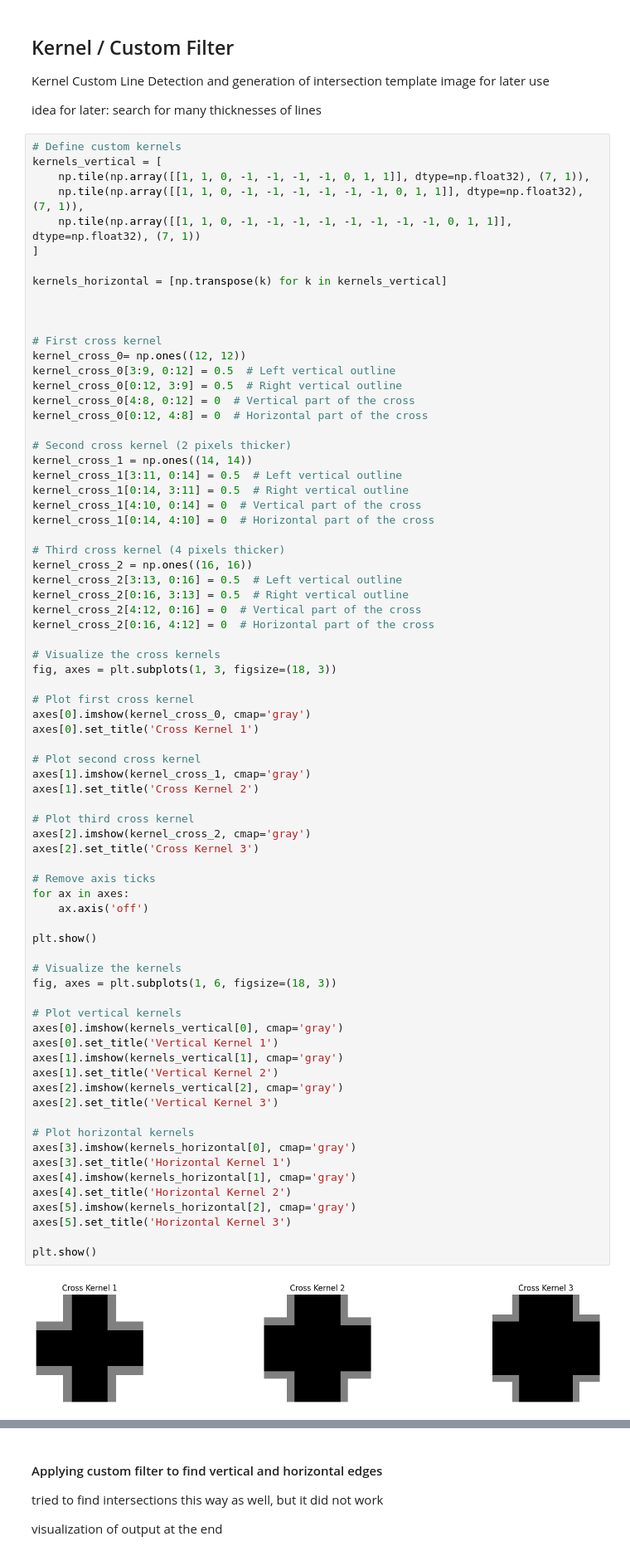
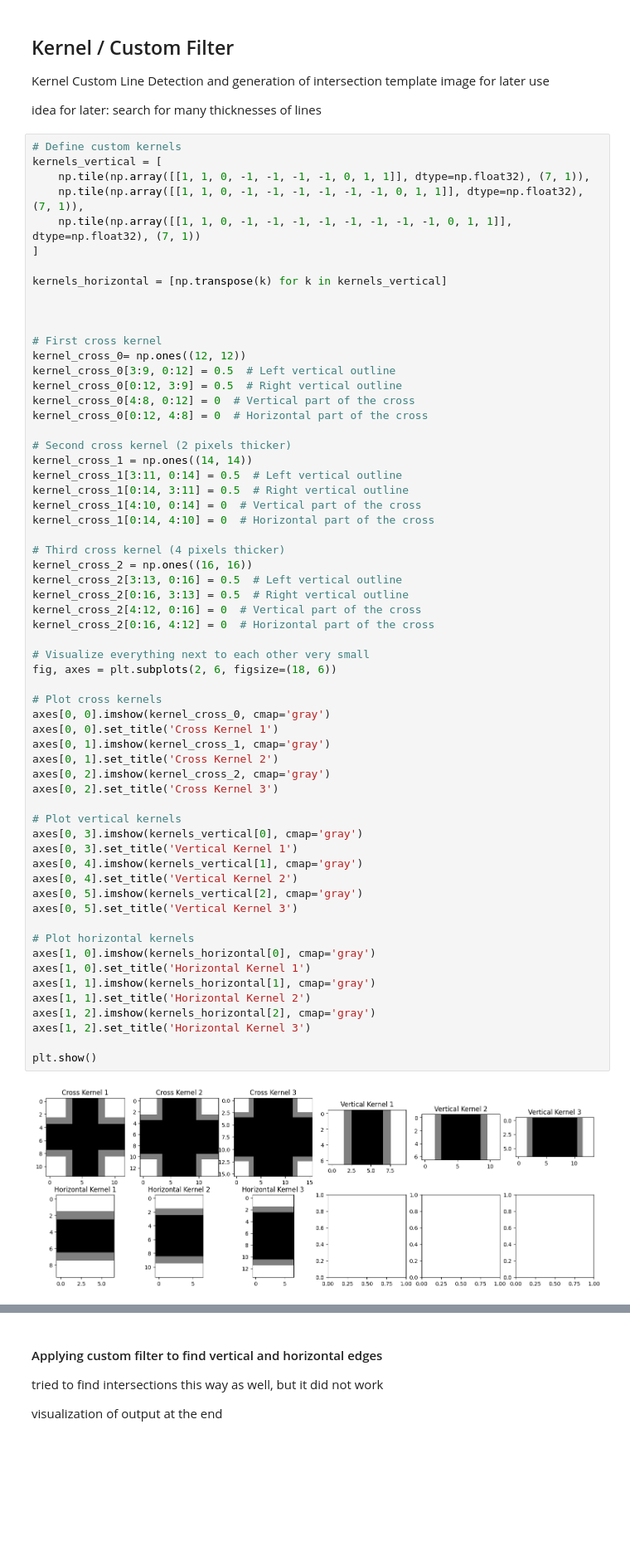
Before and after one commit to franzbanz/computervision, a Jupyter notebook: edge_detection_functions_only.ipynb, the cells around one changed output, grey strips where cells are left out. Shown: that part at 83% size. Drawn from its saved outputs; the diff is of its cells as text; blank space fills up the shorter version.

Commit message:
made code smaller and more readable

```diff
--- a/edge_detection_functions_only.ipynb
+++ b/edge_detection_functions_only.ipynb
@@ -59,67 +59,54 @@ kernels_horizontal = [np.transpose(k) for k in kernels_vertical]
 
 
 
 # First cross kernel
 kernel_cross_0= np.ones((12, 12))
 kernel_cross_0[3:9, 0:12] = 0.5  # Left vertical outline
 kernel_cross_0[0:12, 3:9] = 0.5  # Right vertical outline
 kernel_cross_0[4:8, 0:12] = 0  # Vertical part of the cross
 kernel_cross_0[0:12, 4:8] = 0  # Horizontal part of the cross
 
 # Second cross kernel (2 pixels thicker)
 kernel_cross_1 = np.ones((14, 14))
 kernel_cross_1[3:11, 0:14] = 0.5  # Left vertical outline
 kernel_cross_1[0:14, 3:11] = 0.5  # Right vertical outline
 kernel_cross_1[4:10, 0:14] = 0  # Vertical part of the cross
 kernel_cross_1[0:14, 4:10] = 0  # Horizontal part of the cross
 
 # Third cross kernel (4 pixels thicker)
 kernel_cross_2 = np.ones((16, 16))
 kernel_cross_2[3:13, 0:16] = 0.5  # Left vertical outline
 kernel_cross_2[0:16, 3:13] = 0.5  # Right vertical outline
 kernel_cross_2[4:12, 0:16] = 0  # Vertical part of the cross
 kernel_cross_2[0:16, 4:12] = 0  # Horizontal part of the cross
 
-# Visualize the cross kernels
-fig, axes = plt.subplots(1, 3, figsize=(18, 3))
+# Visualize everything next to each other very small
+fig, axes = plt.subplots(2, 6, figsize=(18, 6))
 
-# Plot first cross kernel
-axes[0].imshow(kernel_cross_0, cmap='gray')
-axes[0].set_title('Cross Kernel 1')
+# Plot cross kernels
+axes[0, 0].imshow(kernel_cross_0, cmap='gray')
+axes[0, 0].set_title('Cross Kernel 1')
+axes[0, 1].imshow(kernel_cross_1, cmap='gray')
+axes[0, 1].set_title('Cross Kernel 2')
+axes[0, 2].imshow(kernel_cross_2, cmap='gray')
+axes[0, 2].set_title('Cross Kernel 3')
 
-# Plot second cross kernel
-axes[1].imshow(kernel_cross_1, cmap='gray')
-axes[1].set_title('Cross Kernel 2')
+# Plot vertical kernels
+axes[0, 3].imshow(kernels_vertical[0], cmap='gray')
+axes[0, 3].set_title('Vertical Kernel 1')
+axes[0, 4].imshow(kernels_vertical[1], cmap='gray')
+axes[0, 4].set_title('Vertical Kernel 2')
+axes[0, 5].imshow(kernels_vertical[2], cmap='gray')
+axes[0, 5].set_title('Vertical Kernel 3')
 
-# Plot third cross kernel
-axes[2].imshow(kernel_cross_2, cmap='gray')
-axes[2].set_title('Cross Kernel 3')
-
-# Remove axis ticks
-for ax in axes:
-    ax.axis('off')
+# Plot horizontal kernels
+axes[1, 0].imshow(kernels_horizontal[0], cmap='gray')
+axes[1, 0].set_title('Horizontal Kernel 1')
+axes[1, 1].imshow(kernels_horizontal[1], cmap='gray')
+axes[1, 1].set_title('Horizontal Kernel 2')
+axes[1, 2].imshow(kernels_horizontal[2], cmap='gray')
+axes[1, 2].set_title('Horizontal Kernel 3')
 
 plt.show()
-
-# Visualize the kernels
-fig, axes = plt.subplots(1, 6, figsize=(18, 3))
-
-# Plot vertical kernels
-axes[0].imshow(kernels_vertical[0], cmap='gray')
-axes[0].set_title('Vertical Kernel 1')
-axes[1].imshow(kernels_vertical[1], cmap='gray')
-axes[1].set_title('Vertical Kernel 2')
-axes[2].imshow(kernels_vertical[2], cmap='gray')
-axes[2].set_title('Vertical Kernel 3')
-
-# Plot horizontal kernels
-axes[3].imshow(kernels_horizontal[0], cmap='gray')
-axes[3].set_title('Horizontal Kernel 1')
-axes[4].imshow(kernels_horizontal[1], cmap='gray')
-axes[4].set_title('Horizontal Kernel 2')
-axes[5].imshow(kernels_horizontal[2], cmap='gray')
-axes[5].set_title('Horizontal Kernel 3')
-
-plt.show()
 # %% [output]
-[figure, old version]
+[figure, new version]
```
Also changed, not shown: parts of 20 cells of this notebook, 12 other files.
